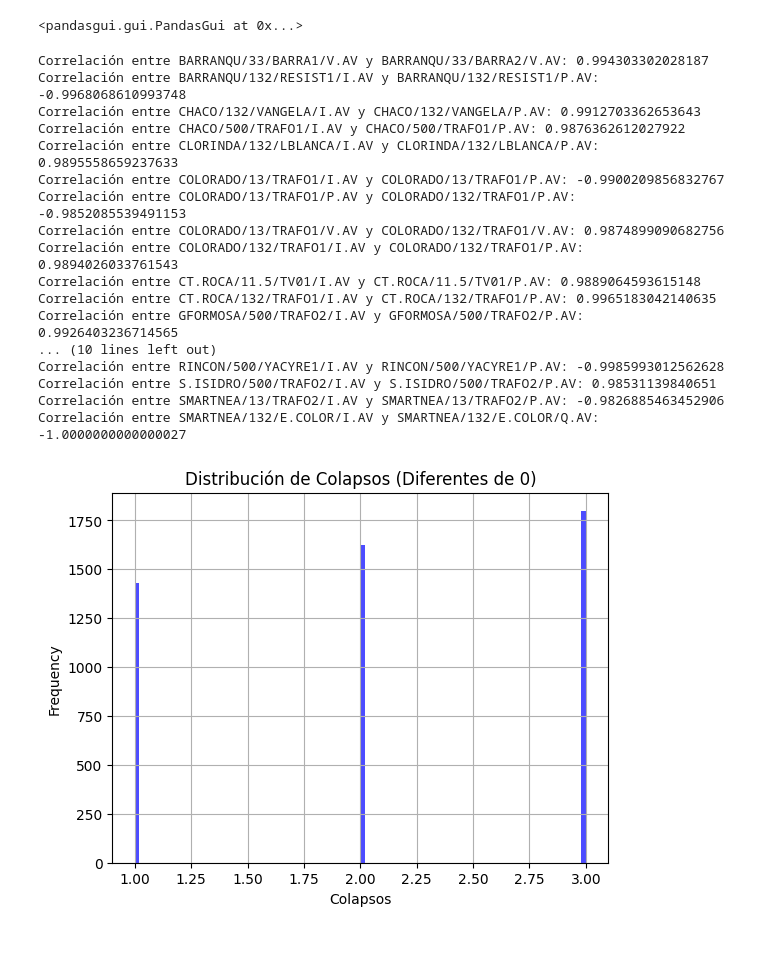
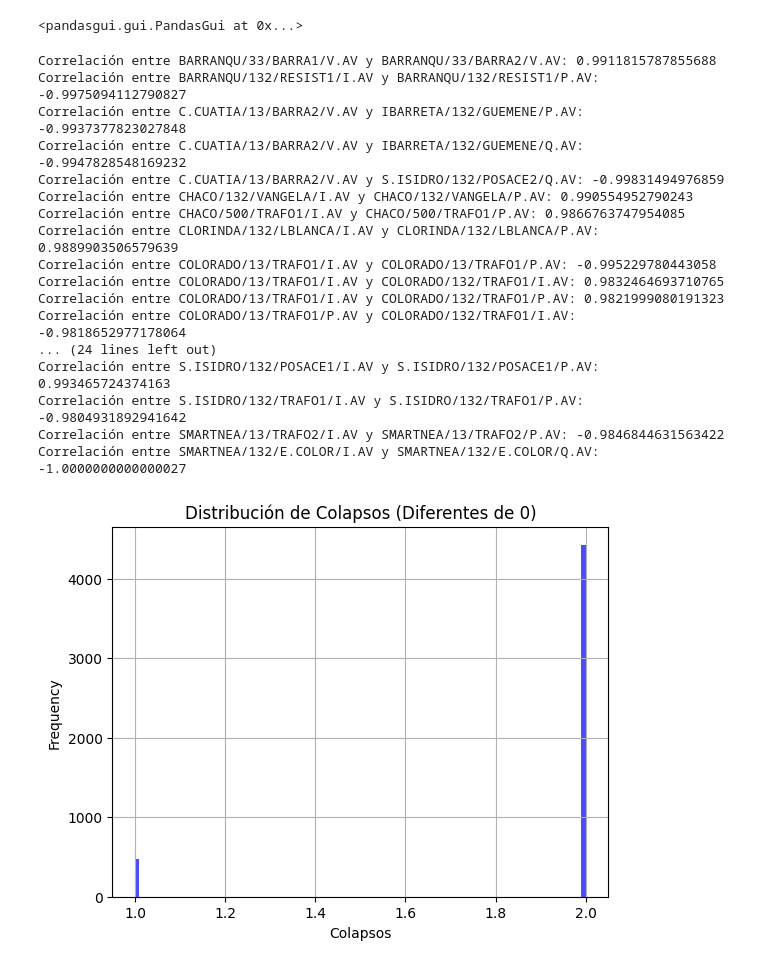
Before and after one commit to ClaraBureu/CEIA, a Jupyter notebook: NEA/ds_analisis.ipynb, the cells around one changed output. Saved outputs shown, nothing was run; the diff lists cells and outputs as text; code cells hidden in the pictures.

```diff
--- a/NEA/ds_analisis.ipynb
+++ b/NEA/ds_analisis.ipynb
@@ -84,11 +95,15 @@ indices_colapso_100 = df_nea_hora[df_nea_hora['Colapso'] == 100].index
 
 # Iterar sobre los índices y marcar 1 media hora antes y 2 para la media hora anterior
 for idx in indices_colapso_100:
-    df_nea_hora.loc[idx - pd.Timedelta(minutes=30):idx - pd.Timedelta(minutes=1), 'Colapso'] = 1
-    df_nea_hora.loc[idx - pd.Timedelta(minutes=60):idx - pd.Timedelta(minutes=31), 'Colapso'] = 2
-    df_nea_hora.loc[idx - pd.Timedelta(minutes=90):idx - pd.Timedelta(minutes=61), 'Colapso'] = 3
+    # df_nea_hora.loc[idx - pd.Timedelta(minutes=1):idx - pd.Timedelta(minutes=1), 'Colapso'] = 1
+    # df_nea_hora.loc[idx - pd.Timedelta(minutes=15):idx - pd.Timedelta(minutes=3), 'Colapso'] = 2
+    # df_nea_hora.loc[idx - pd.Timedelta(minutes=31):idx - pd.Timedelta(minutes=16), 'Colapso'] = 3
 
-df_nea_hora_colapsos = df_nea_hora[df_nea_hora['Colapso'] != 0]
+    df_nea_hora.loc[idx - pd.Timedelta(minutes=10):idx - pd.Timedelta(minutes=1), 'Colapso'] = 1
+    df_nea_hora.loc[idx - pd.Timedelta(minutes=91):idx - pd.Timedelta(minutes=11), 'Colapso'] = 2
+
+df_nea_hora_colapsos = df_nea_hora[(df_nea_hora['Colapso'] != 0) & (df_nea_hora['Colapso'] != 100)]
+#df_nea_hora_colapsos = df_nea_hora
 # %%
 # Obtener las dimensiones del DataFrame
 dimensiones = df_nea_hora_colapsos.shape
@@ -144,35 +159,35 @@ for i in range(len(df_corr.columns)):
 for par in pares_alta_correlacion:
     print(f"Correlación entre {par[0]} y {par[1]}: {df_corr.loc[par[0], par[1]]}")
 # %% [output]
-Correlación entre BARRANQU/33/BARRA1/V.AV y BARRANQU/33/BARRA2/V.AV: 0.994303302028187
-Correlación entre BARRANQU/132/RESIST1/I.AV y BARRANQU/132/RESIST1/P.AV: -0.9968068610993748
-Correlación entre CHACO/132/VANGELA/I.AV y CHACO/132/VANGELA/P.AV: 0.9912703362653643
-Correlación entre CHACO/500/TRAFO1/I.AV y CHACO/500/TRAFO1/P.AV: 0.9876362612027922
-Correlación entre CLORINDA/132/LBLANCA/I.AV y CLORINDA/132/LBLANCA/P.AV: 0.9895558659237633
-Correlación entre COLORADO/13/TRAFO1/I.AV y COLORADO/13/TRAFO1/P.AV: -0.9900209856832767
-Correlación entre COLORADO/13/TRAFO1/P.AV y COLORADO/132/TRAFO1/P.AV: -0.9852085539491153
-Correlación entre COLORADO/13/TRAFO1/V.AV y COLORADO/132/TRAFO1/V.AV: 0.9874899090682756
-Correlación entre COLORADO/132/TRAFO1/I.AV y COLORADO/132/TRAFO1/P.AV: 0.9894026033761543
-Correlación entre CT.ROCA/11.5/TV01/I.AV y CT.ROCA/11.5/TV01/P.AV: 0.9889064593615148
-Correlación entre CT.ROCA/132/TRAFO1/I.AV y CT.ROCA/132/TRAFO1/P.AV: 0.9965183042140635
-Correlación entre GFORMOSA/500/TRAFO2/I.AV y GFORMOSA/500/TRAFO2/P.AV: 0.9926403236714565
-... (10 lines left out)
-Correlación entre RINCON/500/YACYRE1/I.AV y RINCON/500/YACYRE1/P.AV: -0.9985993012562628
-Correlación entre S.ISIDRO/500/TRAFO2/I.AV y S.ISIDRO/500/TRAFO2/P.AV: 0.98531139840651
-Correlación entre SMARTNEA/13/TRAFO2/I.AV y SMARTNEA/13/TRAFO2/P.AV: -0.9826885463452906
+Correlación entre BARRANQU/33/BARRA1/V.AV y BARRANQU/33/BARRA2/V.AV: 0.9911815787855688
+Correlación entre BARRANQU/132/RESIST1/I.AV y BARRANQU/132/RESIST1/P.AV: -0.9975094112790827
+Correlación entre C.CUATIA/13/BARRA2/V.AV y IBARRETA/132/GUEMENE/P.AV: -0.9937377823027848
+Correlación entre C.CUATIA/13/BARRA2/V.AV y IBARRETA/132/GUEMENE/Q.AV: -0.9947828548169232
+Correlación entre C.CUATIA/13/BARRA2/V.AV y S.ISIDRO/132/POSACE2/Q.AV: -0.99831494976859
+Correlación entre CHACO/132/VANGELA/I.AV y CHACO/132/VANGELA/P.AV: 0.990554952790243
+Correlación entre CHACO/500/TRAFO1/I.AV y CHACO/500/TRAFO1/P.AV: 0.9866763747954085
+Correlación entre CLORINDA/132/LBLANCA/I.AV y CLORINDA/132/LBLANCA/P.AV: 0.9889903506579639
+Correlación entre COLORADO/13/TRAFO1/I.AV y COLORADO/13/TRAFO1/P.AV: -0.995229780443058
+Correlación entre COLORADO/13/TRAFO1/I.AV y COLORADO/132/TRAFO1/I.AV: 0.9832464693710765
+Correlación entre COLORADO/13/TRAFO1/I.AV y COLORADO/132/TRAFO1/P.AV: 0.9821999080191323
+Correlación entre COLORADO/13/TRAFO1/P.AV y COLORADO/132/TRAFO1/I.AV: -0.9818652977178064
+... (24 lines left out)
+Correlación entre S.ISIDRO/132/POSACE1/I.AV y S.ISIDRO/132/POSACE1/P.AV: 0.993465724374163
+Correlación entre S.ISIDRO/132/TRAFO1/I.AV y S.ISIDRO/132/TRAFO1/P.AV: -0.9804931892941642
+Correlación entre SMARTNEA/13/TRAFO2/I.AV y SMARTNEA/13/TRAFO2/P.AV: -0.9846844631563422
 Correlación entre SMARTNEA/132/E.COLOR/I.AV y SMARTNEA/132/E.COLOR/Q.AV: -1.0000000000000027
 # %%
-colapso_values = df_nea_hora_colapsos['Colapso'][df_nea_hora_colapsos['Colapso'] != 100].dropna()
+colapso_values = df_nea_hora_colapsos['Colapso'][df_nea_hora_colapsos['Colapso'] != 0].dropna()
 
 if not colapso_values.empty:
     plt.hist(colapso_values, bins=100, color='blue', alpha=0.7)
     plt.title('Distribución de Colapsos (Diferentes de 0)')
     plt.xlabel('Colapsos')
     plt.ylabel('Frequency')
     plt.grid(True)
     plt.show()
 # %% [output]
-[figure, old version]
+[figure, new version]
 # %%
 def outlier_diagnostic_plots(df, variable):
     fig,axes = plt.subplots(1,3,figsize=(20,4))
```
Also changed, not shown: parts of 15 cells of this notebook, 12 other files.
